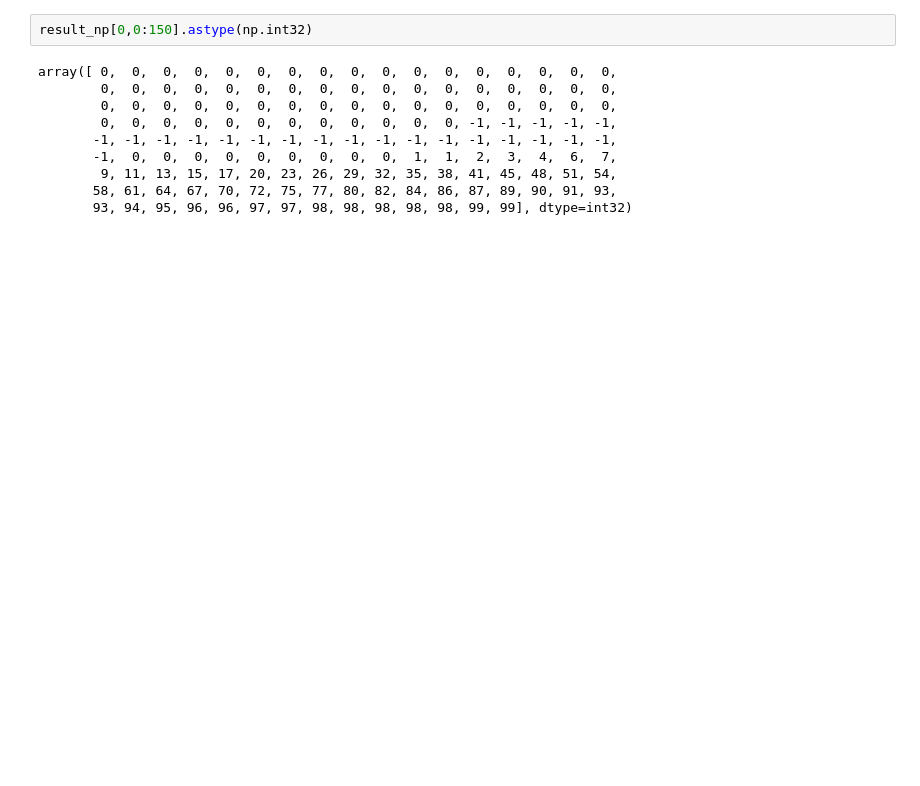
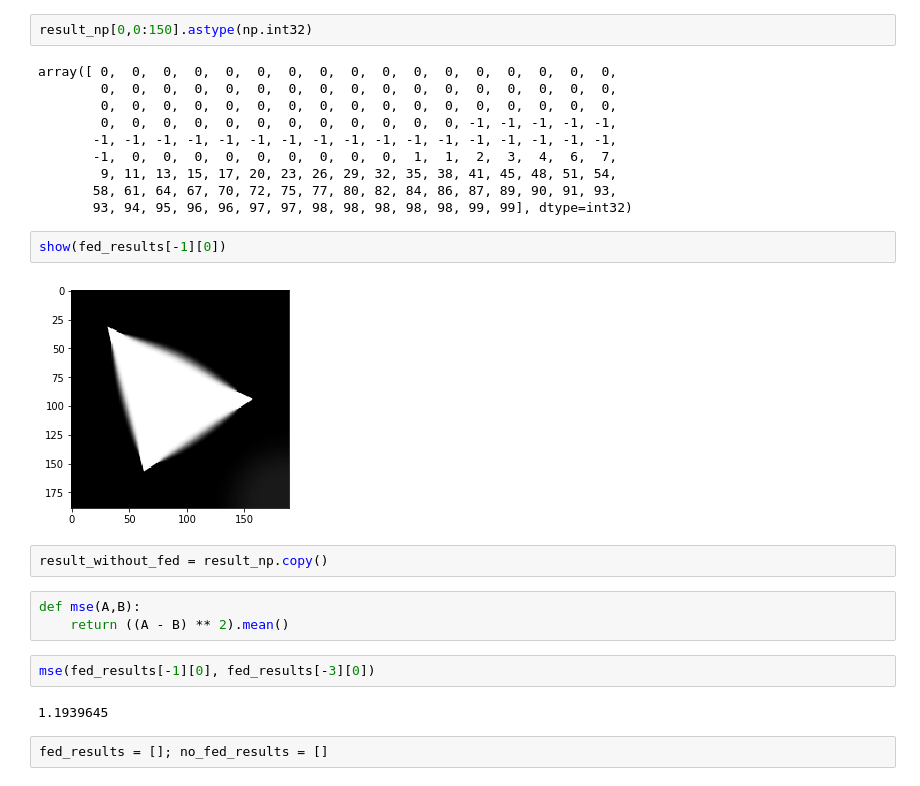
Before and after one commit to eqfinney/diffusion-models, a Jupyter notebook: gpu-eed-inpainting-with-fed.ipynb, the cells around one changed output. Cells and saved outputs as stored; diff of their text form; blank space fills up the shorter version.

```diff
--- a/gpu-eed-inpainting-with-fed.ipynb
+++ b/gpu-eed-inpainting-with-fed.ipynb
@@ -306,3 +344,18 @@ array([ 0,  0,  0,  0,  0,  0,  0,  0,  0,  0,  0,  0,  0,  0,  0,  0,  0,
         9, 11, 13, 15, 17, 20, 23, 26, 29, 32, 35, 38, 41, 45, 48, 51, 54,
        58, 61, 64, 67, 70, 72, 75, 77, 80, 82, 84, 86, 87, 89, 90, 91, 93,
        93, 94, 95, 96, 96, 97, 97, 98, 98, 98, 98, 98, 99, 99], dtype=int32)
+# %%
+show(fed_results[-1][0])
+# %% [output]
+[figure, added]
+# %%
+result_without_fed = result_np.copy()
+# %%
+def mse(A,B):
+    return ((A - B) ** 2).mean()
+# %%
+mse(fed_results[-1][0], fed_results[-3][0])
+# %% [output]
+1.1939645
+# %%
+fed_results = []; no_fed_results = []
```
Also changed, not shown: parts of 5 cells of this notebook, 1 other file.
